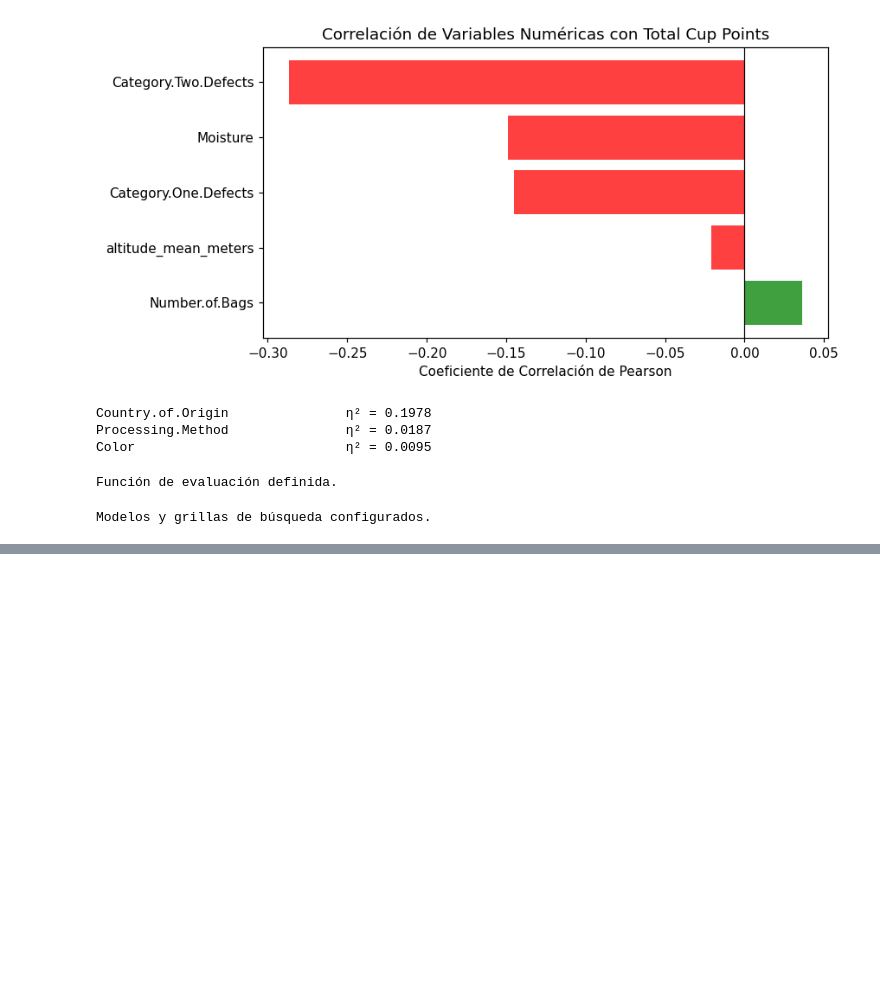
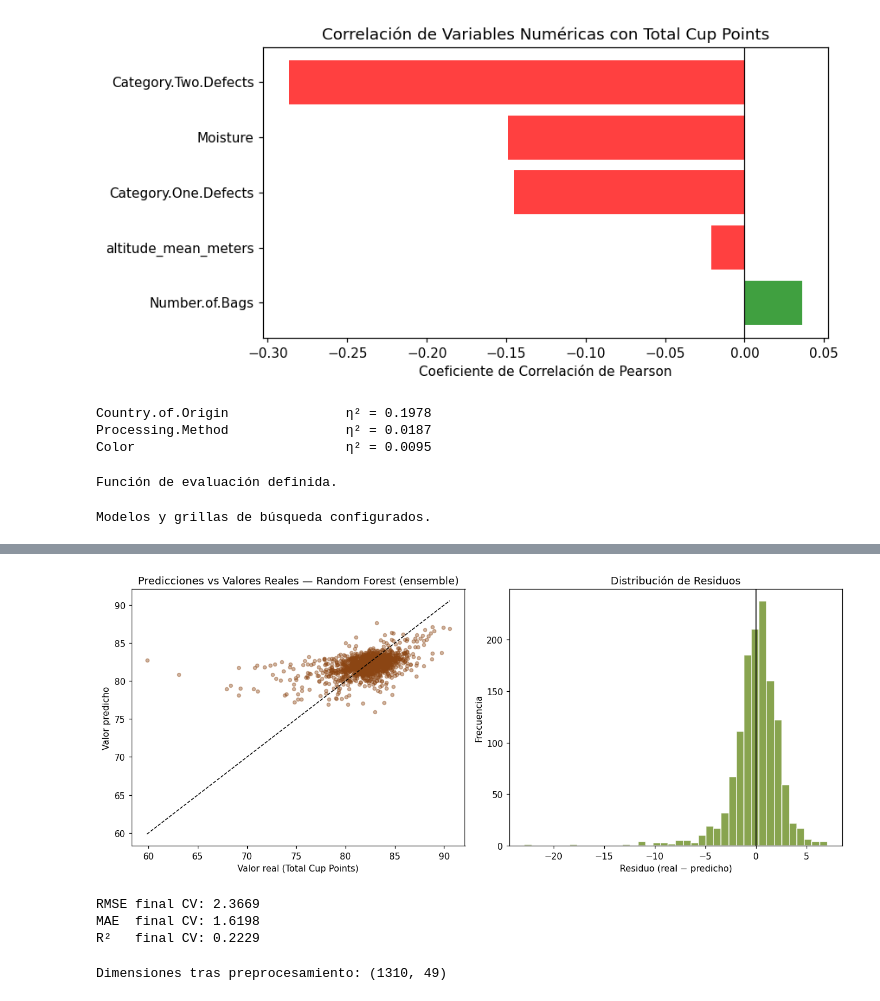
Before and after one commit to GuillermoUribe03/Coffee-Quality-Project, a Jupyter notebook: Final_modelos.ipynb, the cells around one changed output, grey strips where cells are left out. Cells and saved outputs as stored; diff of their text form; code cells hidden in the pictures; blank space fills up the shorter version.

```diff
--- a/Final_modelos.ipynb
+++ b/Final_modelos.ipynb
@@ -383,0 +528,45 @@ Modelos y grillas de búsqueda configurados.
+# %%
+# ─── Predicciones vs valores reales (mejor modelo) ───
+from sklearn.model_selection import cross_val_predict
+
+y_pred_cv = cross_val_predict(
+    best_pipeline, X, y,
+    cv=KFold(n_splits=5, shuffle=True, random_state=42)
+)
+
+fig, axes = plt.subplots(1, 2, figsize=(12, 5))
+
+# Scatter pred vs real
+axes[0].scatter(y, y_pred_cv, alpha=0.4, color='saddlebrown', s=15)
+lims = [min(y.min(), y_pred_cv.min()), max(y.max(), y_pred_cv.max())]
+axes[0].plot(lims, lims, 'k--', linewidth=1)
+axes[0].set_xlabel('Valor real (Total Cup Points)')
+axes[0].set_ylabel('Valor predicho')
+axes[0].set_title(f'Predicciones vs Valores Reales — {best_name}')
+
+# Residuos
+residuals = y - y_pred_cv
+axes[1].hist(residuals, bins=40, color='olivedrab', edgecolor='white', alpha=0.8)
+axes[1].axvline(0, color='black', linewidth=1)
+axes[1].set_xlabel('Residuo (real − predicho)')
+axes[1].set_ylabel('Frecuencia')
+axes[1].set_title('Distribución de Residuos')
+
+plt.tight_layout()
+plt.savefig('fig8_pred_vs_real.png', bbox_inches='tight')
+plt.show()
+
+print(f'RMSE final CV: {np.sqrt(mean_squared_error(y, y_pred_cv)):.4f}')
+print(f'MAE  final CV: {mean_absolute_error(y, y_pred_cv):.4f}')
+print(f'R²   final CV: {r2_score(y, y_pred_cv):.4f}')
+# %% [output]
+[figure, added]
+RMSE final CV: 2.3669
+MAE  final CV: 1.6198
+R²   final CV: 0.2229
+# %%
+# Transformar datos para reducción de dimensión
+X_transformed = preprocessor.fit_transform(X)
+print(f'Dimensiones tras preprocesamiento: {X_transformed.shape}')
+# %% [output]
+Dimensiones tras preprocesamiento: (1310, 49)
```
Also changed, not shown: parts of 18 cells of this notebook.
